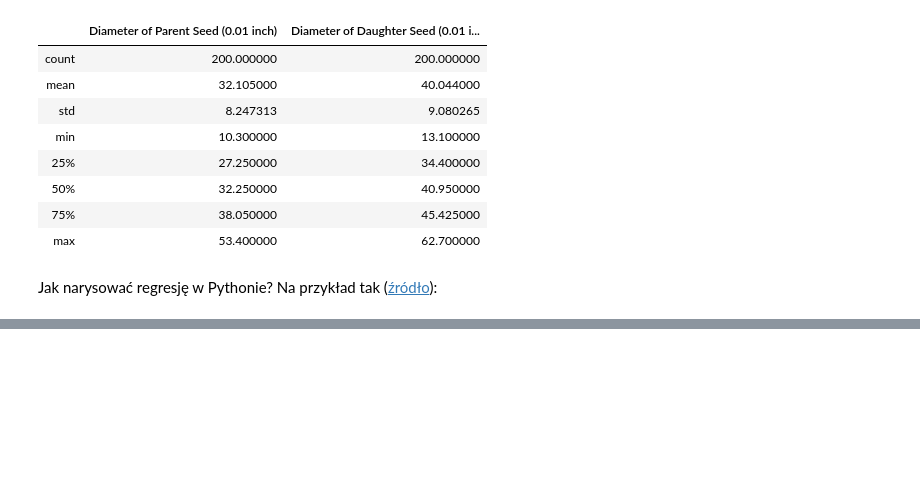
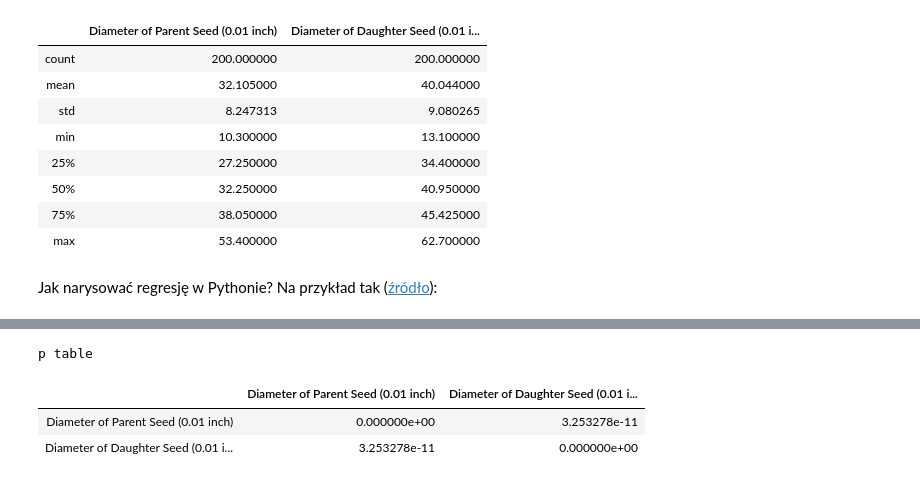
Before and after one commit to mikbuch/hci, a Jupyter notebook: 02_03_Bardziej_zaawansowany_przykład_Django.ipynb, the cells around one changed output, grey strips where cells are left out. Drawn from its saved outputs; the diff is of its cells as text; code cells hidden in the pictures; blank space fills up the shorter version.

```diff
--- a/02_03_Bardziej_zaawansowany_przykład_Django.ipynb
+++ b/02_03_Bardziej_zaawansowany_przykład_Django.ipynb
@@ -105,3 +129,11 @@ plt.tight_layout()
+# %%
+print('p table')
+df.apply(lambda x: df.apply(lambda y: pearson_r_xor_p(x, y, r_xor_p='p')))
+# %% [output]
+p table
+|  | Diameter of Parent Seed (0.01 inch) | Diameter of Daughter Seed (0.01 i... |
+| Diameter of Parent Seed (0.01 inch) | 0.000000e+00 | 3.253278e-11 |
+| Diameter of Daughter Seed (0.01 i... | 3.253278e-11 | 0.000000e+00 |
 # %% [markdown]
 ### Co to ma wszystko wspólnego z KCK?
 
```
Also changed, not shown: parts of 6 cells of this notebook, 3 other files.
